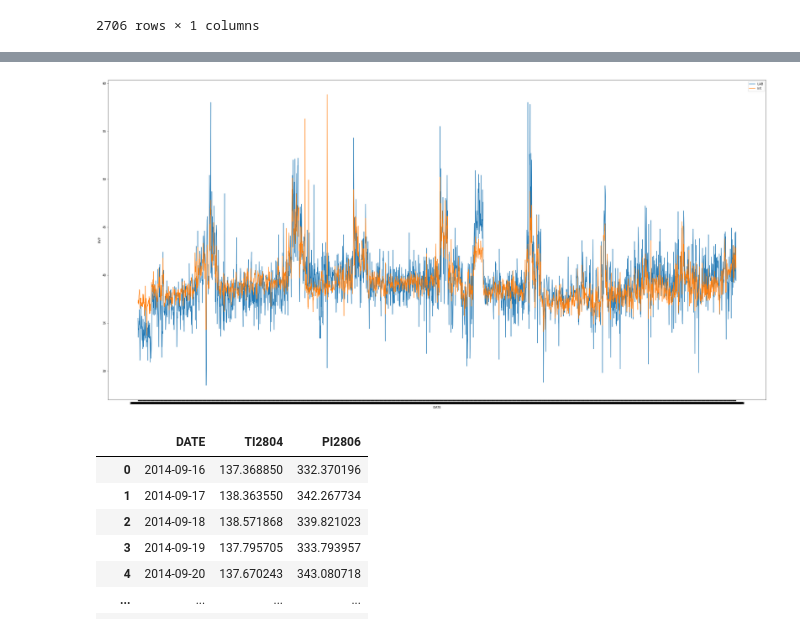
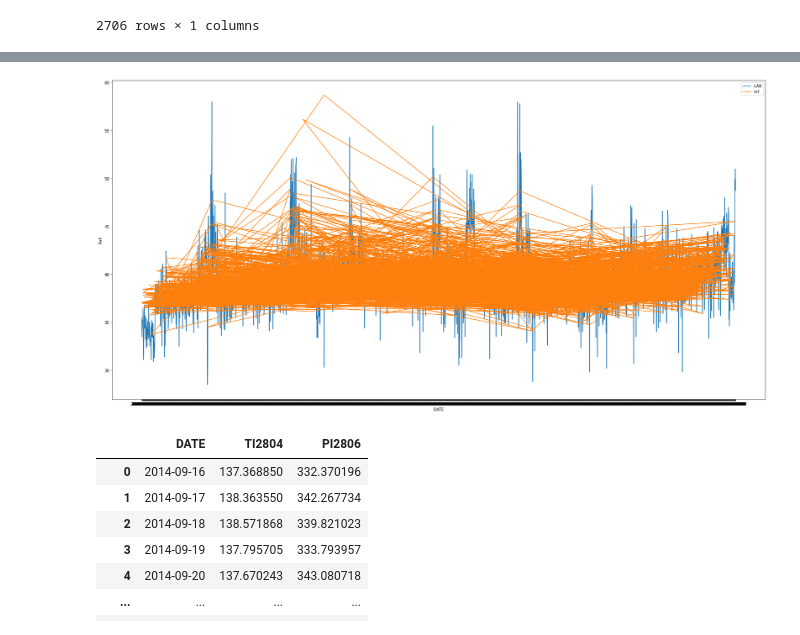
Before and after one commit to hoonzi-s/APC, a Jupyter notebook: #1 ALK - 213BTMRVP Inferential.ipynb, the cells around one changed output, grey strips where cells are left out. Saved outputs shown, nothing was run; the diff lists cells and outputs as text; code cells hidden in the pictures.

```diff
--- a/#1 ALK - 213BTMRVP Inferential.ipynb
+++ b/#1 ALK - 213BTMRVP Inferential.ipynb
@@ -180,7 +181,8 @@ print(lr_mm.intercept_)
 # %%
-a1 = lr.coef_[0]
-a2 = lr.coef_[1]
+a1 = lr.coef_[0][0]
+a2 = lr.coef_[0][1]
 b = lr.intercept_
+
 result = a1 * train_input['TI2804'] + a2 * train_input['PI2806'] + b
 result.sort_index()
 # %% [output]
@@ -199,13 +217,13 @@ Length: 2102, dtype: float64
 # %%
-plt.figure(figsize = (40, 20))
-plt.plot(data['DATE'], data['RVP_LAB'], label = 'LAB')
-plt.plot(data['DATE'], a1 * data['TI2804'] + a2 * data['PI2806'] + b, label = 'Inf.')
+plt.figure(figsize = (30, 15))
+plt.plot(data['RVP_LAB'], label = 'LAB')
+plt.plot(result, label = 'Inf.')
 plt.xlabel('DATE')
 plt.ylabel('RVP')
 plt.legend()
 plt.show()
 # %% [output]
-[figure, old version]
+[figure, new version]
 # %%
 train_input_with_date.sort_index()
 # %% [output]
```
Also changed, not shown: parts of 9 cells of this notebook.
